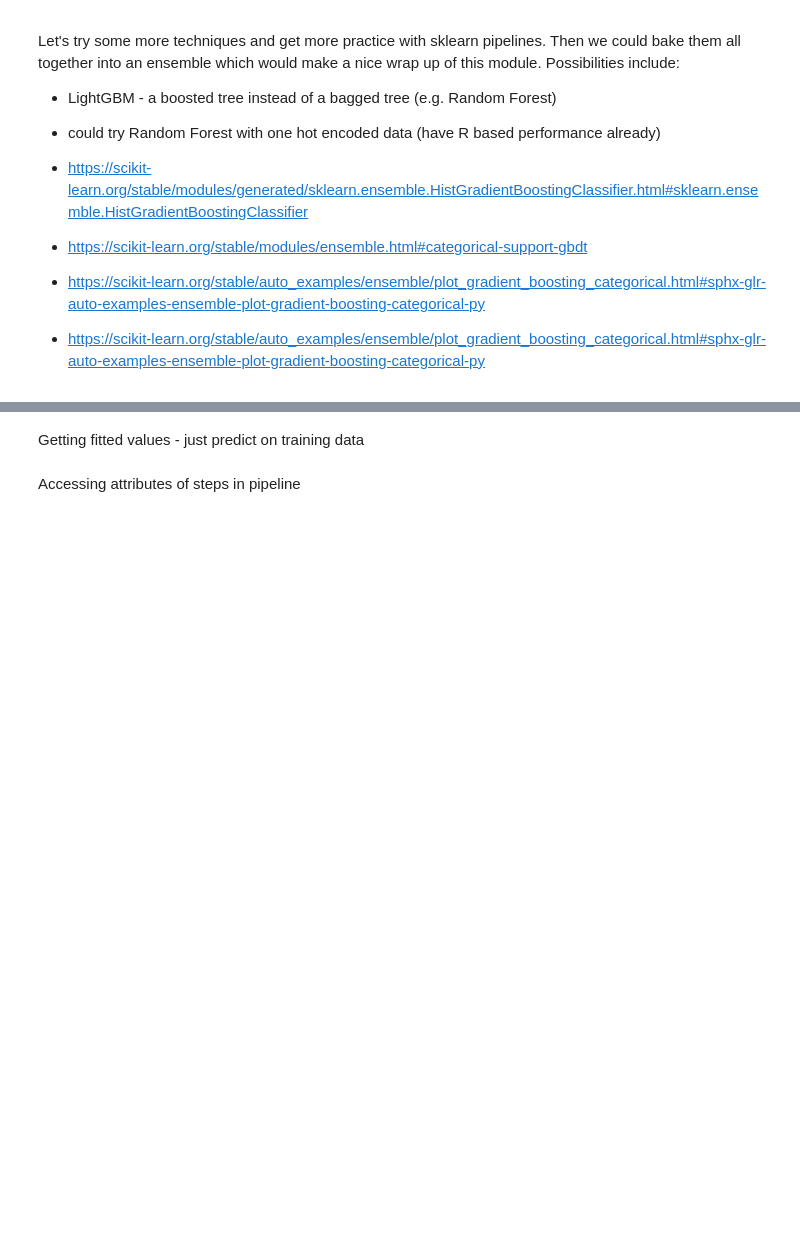
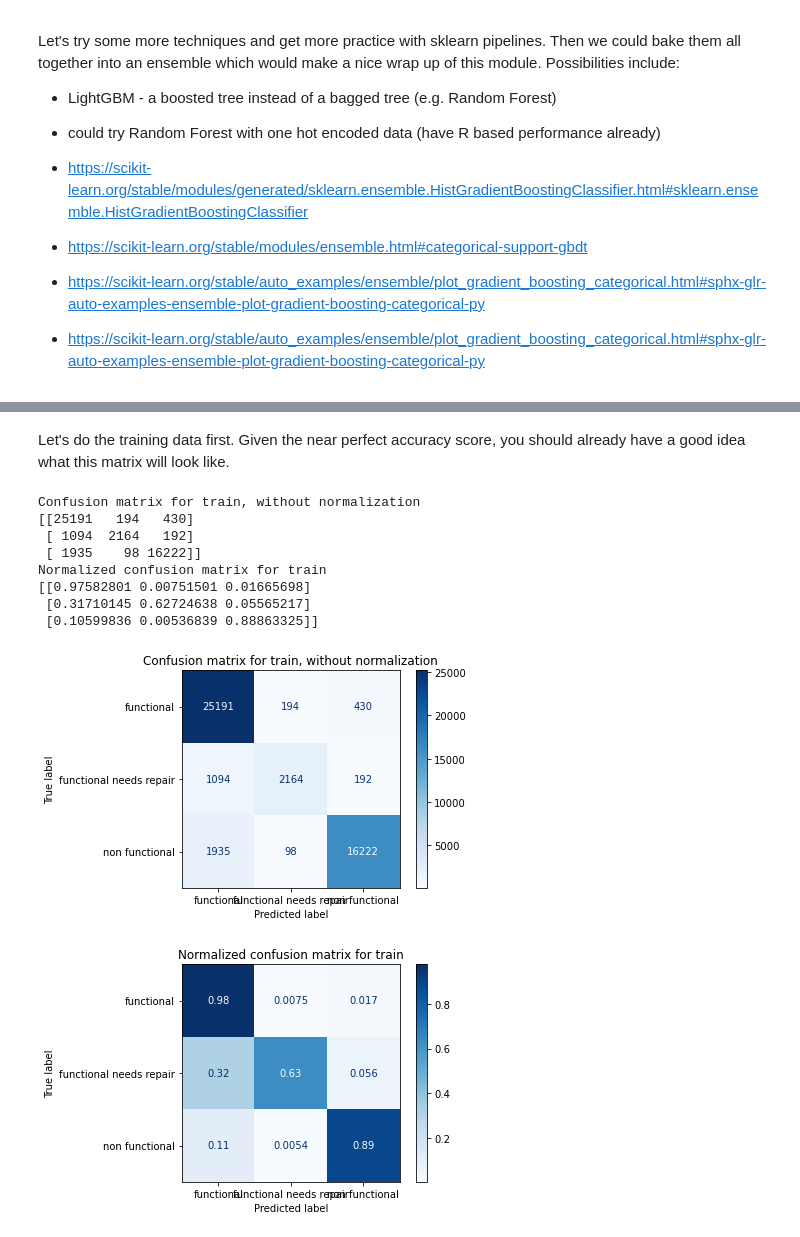
Before and after one commit to misken/aap1_sklearn_ml, a Jupyter notebook: pumpitupsk/model_exploration.ipynb, the cells around one changed output, grey strips where cells are left out. Saved outputs shown, nothing was run; the diff lists cells and outputs as text; code cells hidden in the pictures; blank space fills up the shorter version.

```diff
--- a/pumpitupsk/model_exploration.ipynb
+++ b/pumpitupsk/model_exploration.ipynb
@@ -617,16 +564,0 @@ ValueError: X has 239 features per sample; expecting 238
-# %%
-numeric_transformer = StandardScaler()
-categorical_transformer = OneHotEncoder(handle_unknown='ignore')
-
-preprocessor = ColumnTransformer(
-    transformers=[
-        ('num', numeric_transformer, numeric_cols),
-        ('cat', categorical_transformer, categorical_cols)])
-
-preprocessor.fit(train_X)
-
-train_X_pp = preprocessor.transform(train_X)
-
-clf_model_final.fit(train_X_pp, train_y)
-
-print("Training score: %.3f" % clf_model_final.score(train_X_pp, train_y))
@@ -806,11 +736,0 @@ Also, seems like we can actually keep 'id' around and let the ColumnTransformer
-# %%
-train_X = pd.read_csv('../data/train_x.csv')
-train_y_raw = pd.read_csv("../data/raw/train_y.csv")
-test_X = pd.read_csv("../data/test_x.csv")
-
-# Drop id from train_y_raw
-train_y = train_y_raw.iloc[:, 1]
-
-categorical_cols = train_X.select_dtypes(include=['object']).columns.tolist()
-numeric_cols = train_X.select_dtypes(include=['number']).columns.tolist()
-numeric_cols.remove('id')
@@ -867,5 +776,3 @@ https://scikit-learn.org/stable/visualizations.html#visualizations
 # %%
 from sklearn.metrics import confusion_matrix
 from sklearn.metrics import plot_confusion_matrix
-# %% [markdown]
-Getting fitted values - just predict on training data
@@ -874,2 +778,0 @@ clf_hgbc.predict(train_X)
-# %% [markdown]
-Accessing attributes of steps in pipeline
@@ -877,0 +779,30 @@ clf_hgbc['classifier'].classes_
+# %% [markdown]
+Let's do the training data first. Given the near perfect accuracy score, you should already have a good idea what this matrix will look like.
+# %%
+titles_options = [("Confusion matrix for train, without normalization", None),
+                  ("Normalized confusion matrix for train", 'true')]
+
+class_names = clf_rf['classifier'].classes_
+
+for title, normalize in titles_options:
+    disp = plot_confusion_matrix(clf_rf, X_train, y_train,
+                                 display_labels=class_names,
+                                 cmap=plt.cm.Blues,
+                                 normalize=normalize)
+    disp.ax_.set_title(title)
+
+    print(title)
+    print(disp.confusion_matrix)
+
+plt.show()
+# %% [output]
+Confusion matrix for train, without normalization
+[[25191   194   430]
+ [ 1094  2164   192]
+ [ 1935    98 16222]]
+Normalized confusion matrix for train
+[[0.97582801 0.00751501 0.01665698]
+ [0.31710145 0.62724638 0.05565217]
+ [0.10599836 0.00536839 0.88863325]]
+[figure, added]
+[figure, added]
```
Also changed, not shown: parts of 104 cells of this notebook, 2 other files.
